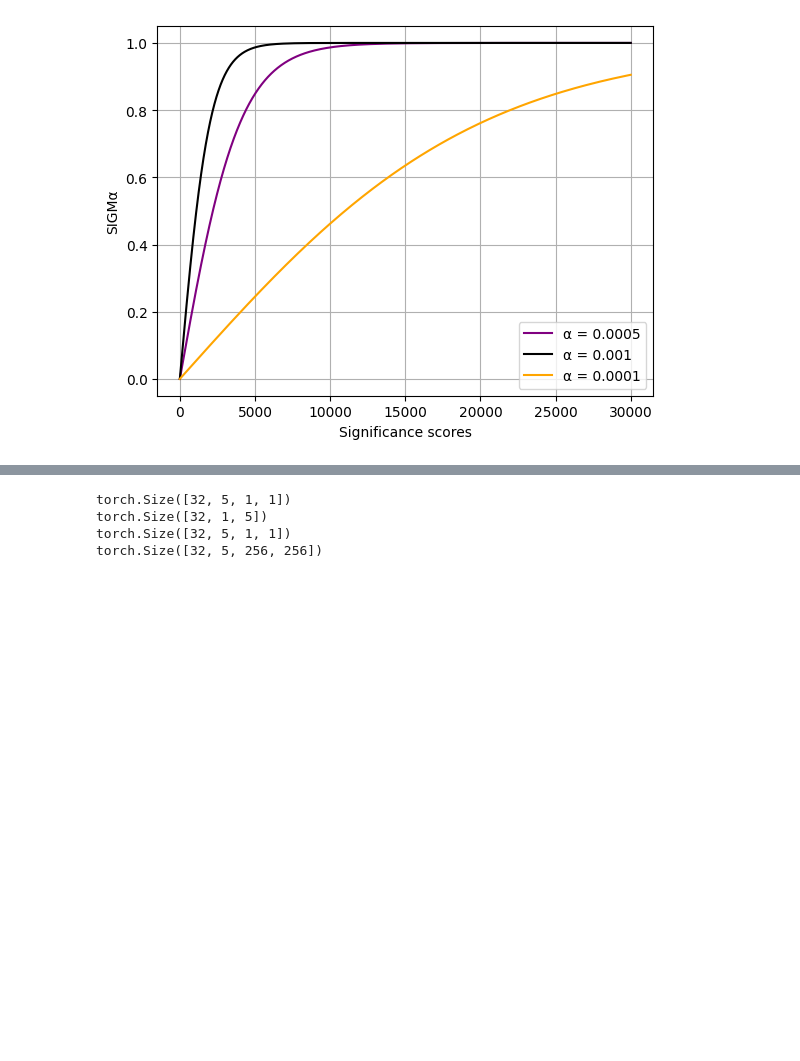
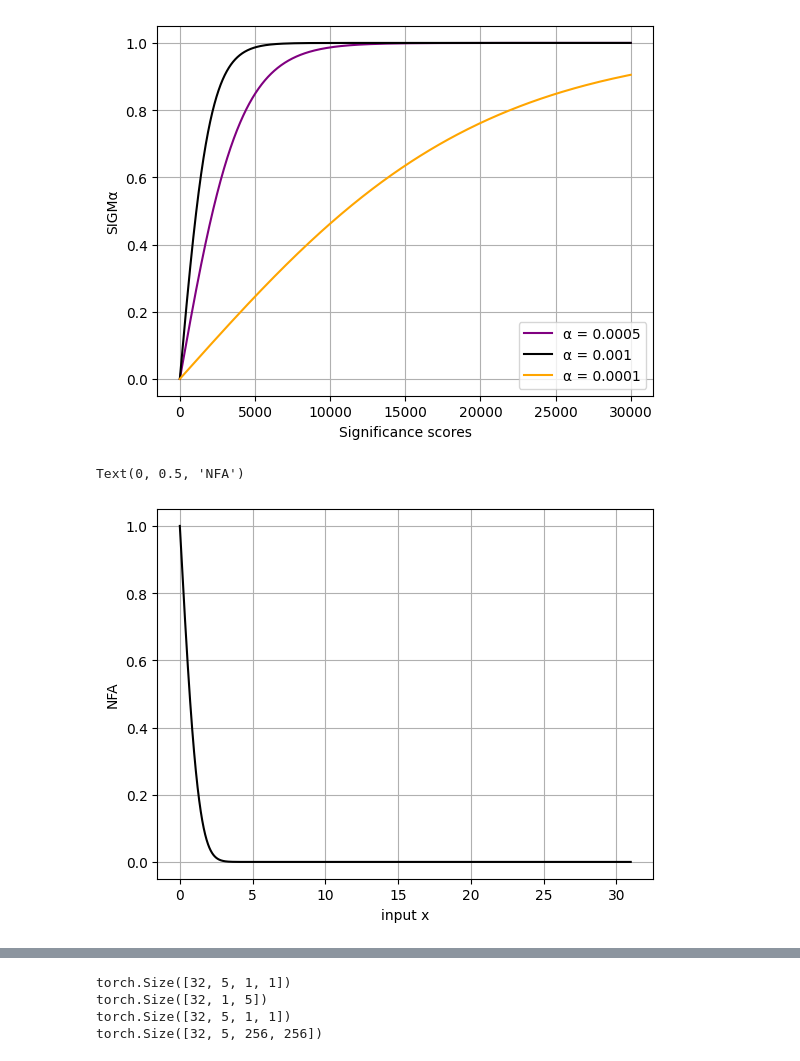
Before and after one commit to cvincent13/Deep-NFA, a Jupyter notebook: verification.ipynb, the cells around one changed output, grey strips where cells are left out. Drawn from its saved outputs; the diff is of its cells as text; code cells hidden in the pictures; blank space fills up the shorter version.

```diff
--- a/verification.ipynb
+++ b/verification.ipynb
@@ -40,3 +40,25 @@ plt.ylabel('SIGMα')
 # %% [output]
 Text(0, 0.5, 'SIGMα')
 [figure]
+# %%
+def gamma_approx(a, x):
+    return torch.pow(x, a-1)*torch.exp(-x)*(1+(a-1)/x+(a-1)*(a-2)/torch.pow(x,2))
+
+def NFA2(x, n_pixels, n_channels):
+    return n_pixels*torch.special.gammaincc(n_channels/2,(torch.pow(x,2).sum(1))/2)
+
+def NFA(x, n_pixels, n_channels):
+    return (n_pixels/torch.exp(torch.special.gammaln(n_channels/2)))*gamma_approx(n_channels/2,(torch.pow(x,2).sum(1))/2)
+
+x = torch.arange(0,31, step=0.01).unsqueeze(1).unsqueeze(1).unsqueeze(1)
+n_pixels = torch.tensor(1)
+n_channels = torch.tensor(1)
+nfa = NFA2(x, n_pixels, n_channels)
+
+plt.plot(x.squeeze(), nfa.squeeze(), c='black')
+plt.grid()
+plt.xlabel('input x')
+plt.ylabel('NFA')
+# %% [output]
+Text(0, 0.5, 'NFA')
+[figure, added]
```
Also changed, not shown: parts of 23 cells of this notebook, 8 other files.
